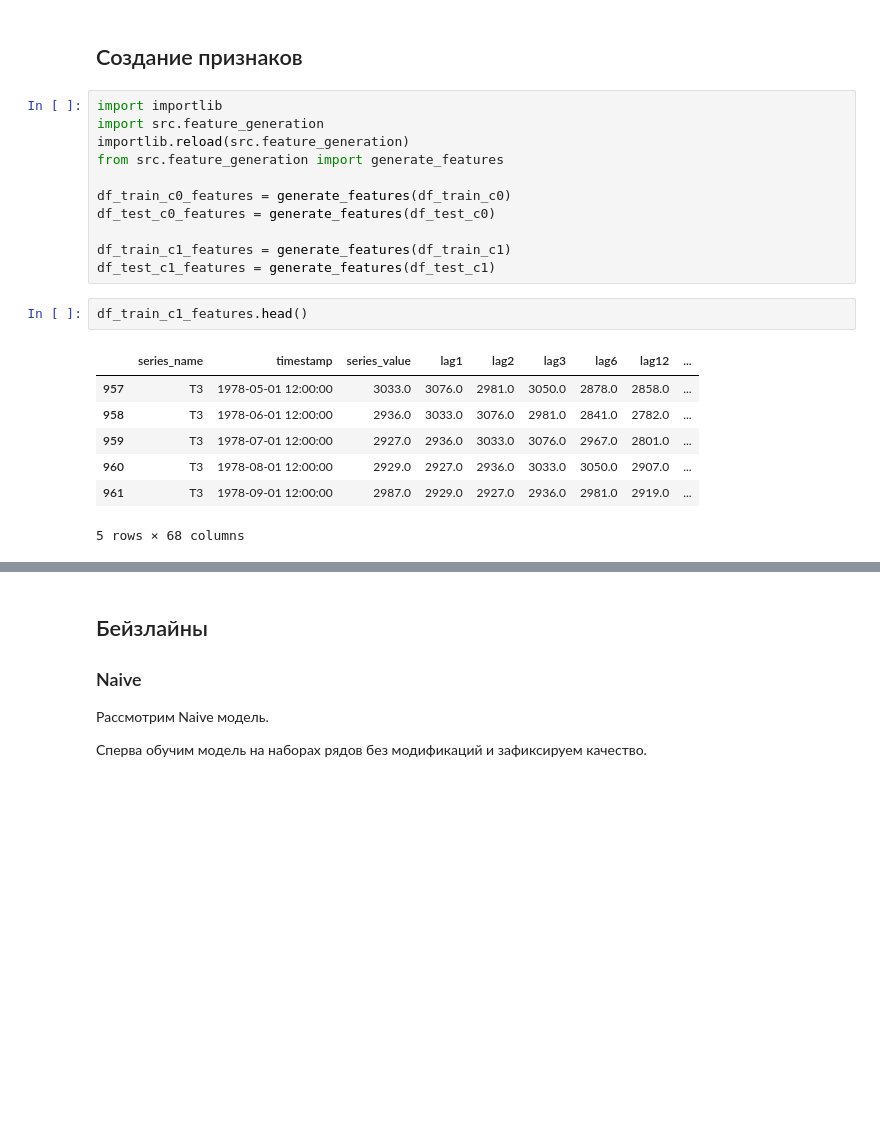
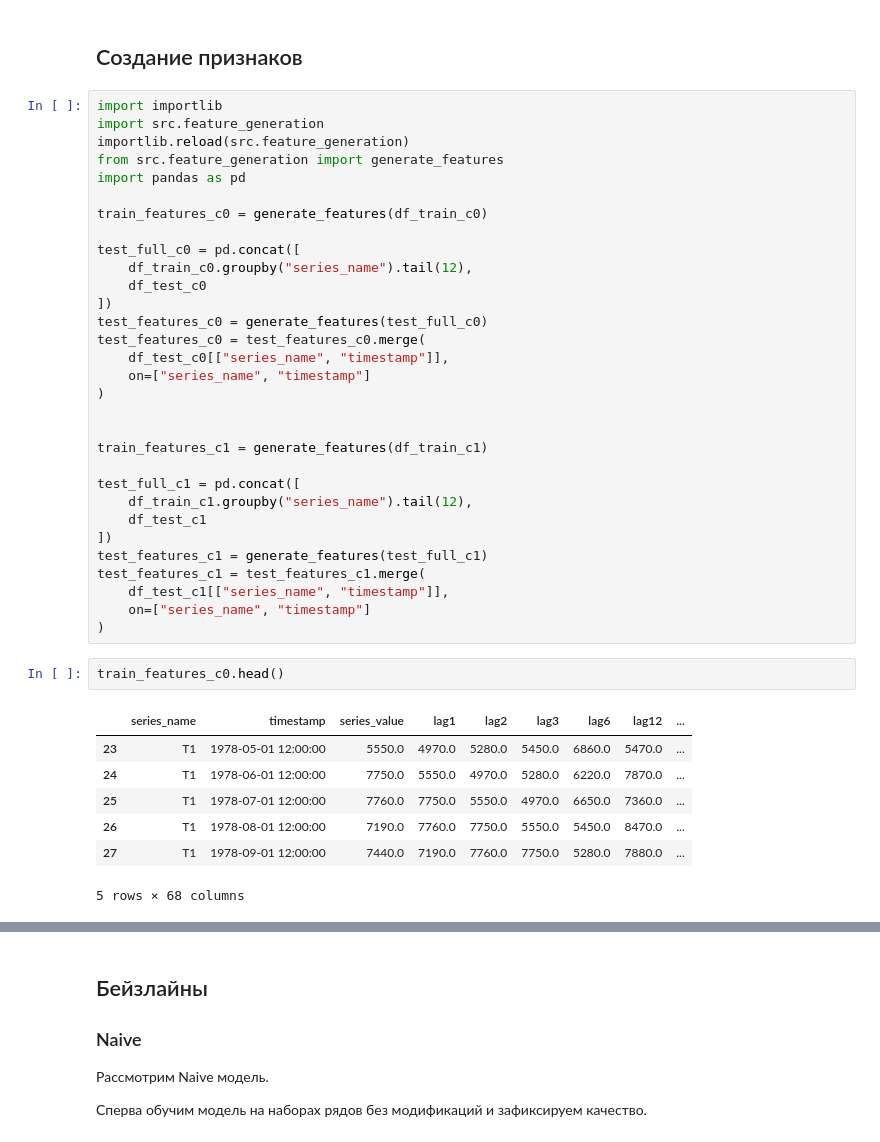
Before and after one commit to margartnn/hse-ts-transformations, a Jupyter notebook: analysis_results.ipynb, the cells around one changed output, grey strips where cells are left out. Cells and saved outputs as stored; diff of their text form; blank space fills up the shorter version.

```diff
--- a/analysis_results.ipynb
+++ b/analysis_results.ipynb
@@ -753,19 +753,39 @@ import importlib
 import src.feature_generation
 importlib.reload(src.feature_generation)
 from src.feature_generation import generate_features
+import pandas as pd
 
-df_train_c0_features = generate_features(df_train_c0)
-df_test_c0_features = generate_features(df_test_c0)
+train_features_c0 = generate_features(df_train_c0)
 
-df_train_c1_features = generate_features(df_train_c1)
-df_test_c1_features = generate_features(df_test_c1)
+test_full_c0 = pd.concat([
+    df_train_c0.groupby("series_name").tail(12),
+    df_test_c0
+])
+test_features_c0 = generate_features(test_full_c0)
+test_features_c0 = test_features_c0.merge(
+    df_test_c0[["series_name", "timestamp"]],
+    on=["series_name", "timestamp"]
+)
+
+
+train_features_c1 = generate_features(df_train_c1)
+
+test_full_c1 = pd.concat([
+    df_train_c1.groupby("series_name").tail(12),
+    df_test_c1
+])
+test_features_c1 = generate_features(test_full_c1)
+test_features_c1 = test_features_c1.merge(
+    df_test_c1[["series_name", "timestamp"]],
+    on=["series_name", "timestamp"]
+)
 # %%
-df_train_c1_features.head()
+train_features_c0.head()
 # %% [output]
 |  | series_name | timestamp | series_value | lag1 | lag2 | lag3 | lag6 | lag12 | ... |
-| 957 | T3 | 1978-05-01 12:00:00 | 3033.0 | 3076.0 | 2981.0 | 3050.0 | 2878.0 | 2858.0 | ... |
-| 958 | T3 | 1978-06-01 12:00:00 | 2936.0 | 3033.0 | 3076.0 | 2981.0 | 2841.0 | 2782.0 | ... |
-| 959 | T3 | 1978-07-01 12:00:00 | 2927.0 | 2936.0 | 3033.0 | 3076.0 | 2967.0 | 2801.0 | ... |
-| 960 | T3 | 1978-08-01 12:00:00 | 2929.0 | 2927.0 | 2936.0 | 3033.0 | 3050.0 | 2907.0 | ... |
-| 961 | T3 | 1978-09-01 12:00:00 | 2987.0 | 2929.0 | 2927.0 | 2936.0 | 2981.0 | 2919.0 | ... |
+| 23 | T1 | 1978-05-01 12:00:00 | 5550.0 | 4970.0 | 5280.0 | 5450.0 | 6860.0 | 5470.0 | ... |
+| 24 | T1 | 1978-06-01 12:00:00 | 7750.0 | 5550.0 | 4970.0 | 5280.0 | 6220.0 | 7870.0 | ... |
+| 25 | T1 | 1978-07-01 12:00:00 | 7760.0 | 7750.0 | 5550.0 | 4970.0 | 6650.0 | 7360.0 | ... |
+| 26 | T1 | 1978-08-01 12:00:00 | 7190.0 | 7760.0 | 7750.0 | 5550.0 | 5450.0 | 8470.0 | ... |
+| 27 | T1 | 1978-09-01 12:00:00 | 7440.0 | 7190.0 | 7760.0 | 7750.0 | 5280.0 | 7880.0 | ... |
 5 rows × 68 columns
```
Also changed, not shown: parts of 23 cells of this notebook, 8 other files.
